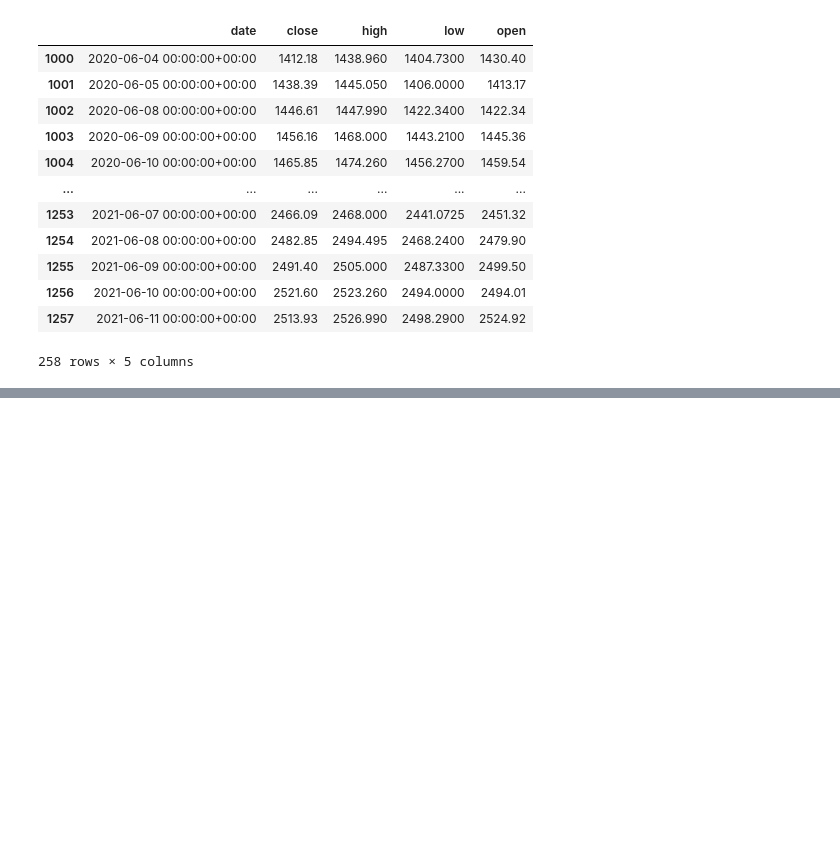
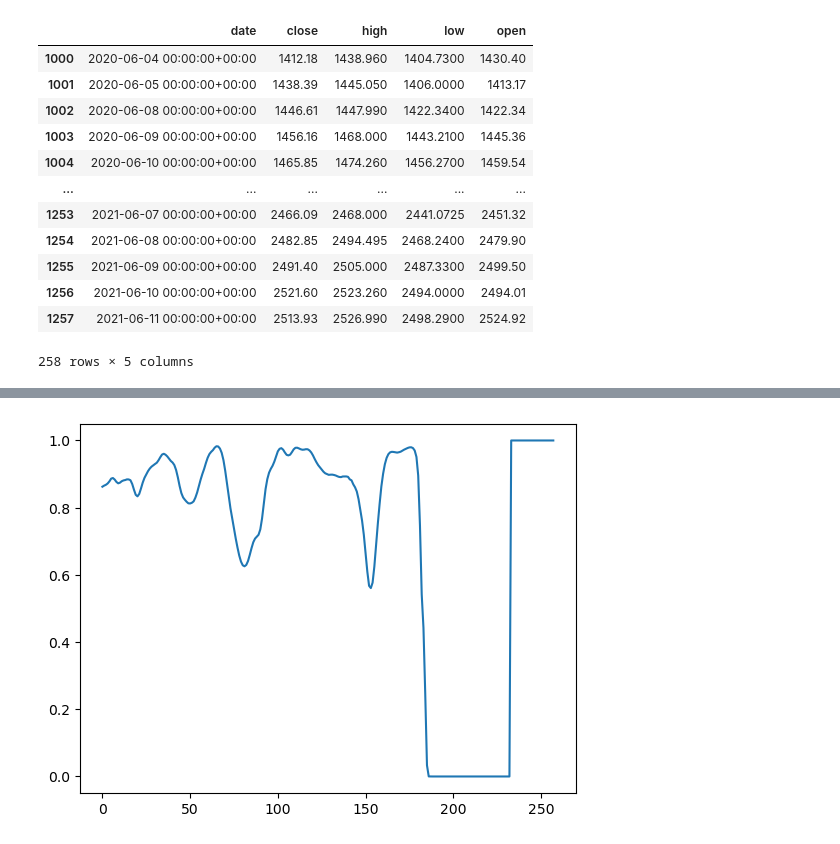
Before and after one commit to Graciele89/Integrated_CA, a Jupyter notebook: 2023346_Integrated_CA.ipynb, the cells around one changed output, grey strips where cells are left out. Drawn from its saved outputs; the diff is of its cells as text; code cells hidden in the pictures; blank space fills up the shorter version.

```diff
--- a/2023346_Integrated_CA.ipynb
+++ b/2023346_Integrated_CA.ipynb
@@ -243,0 +319,4 @@ plt.legend()
+# %%
+lstm.add(Dense(units = 1, activation='sigmoid'))
+# %%
+lstm.compile(optimizer = 'adam', loss = 'mean_squared_error')
@@ -243,0 +325,2 @@ plt.legend()
+# %%
+lstm.fit(x_train, y_train, epochs = 100, batch_size = 32)
@@ -243,0 +373,2 @@ plt.legend()
+# %%
+predicting_data = lstm.predict(final_x_test)
@@ -243,0 +377,5 @@ plt.legend()
+# %%
+plt.plot(predicting_data)
+plt.show()
+# %% [output]
+[figure, added]
```
Also changed, not shown: parts of 70 cells of this notebook.
